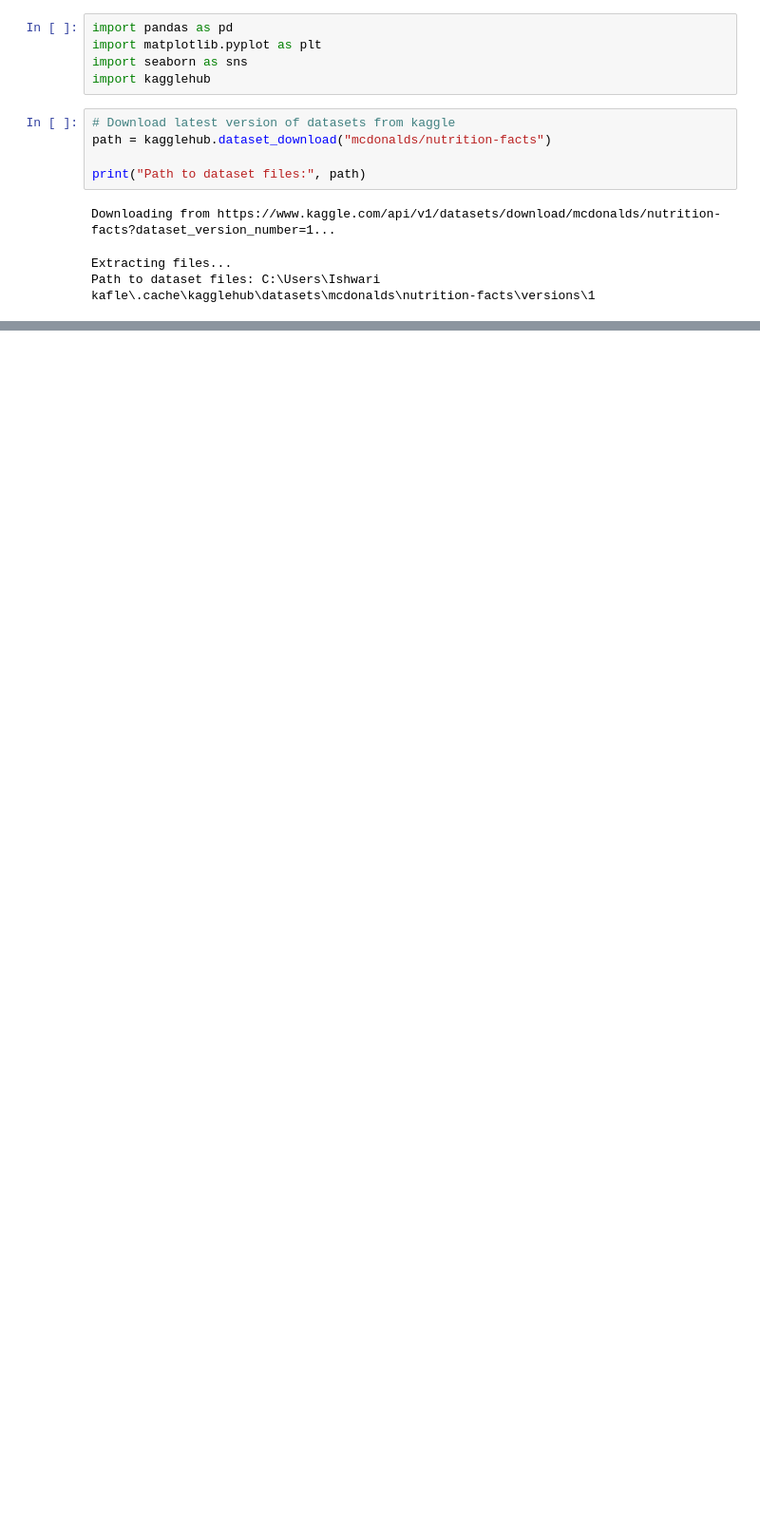
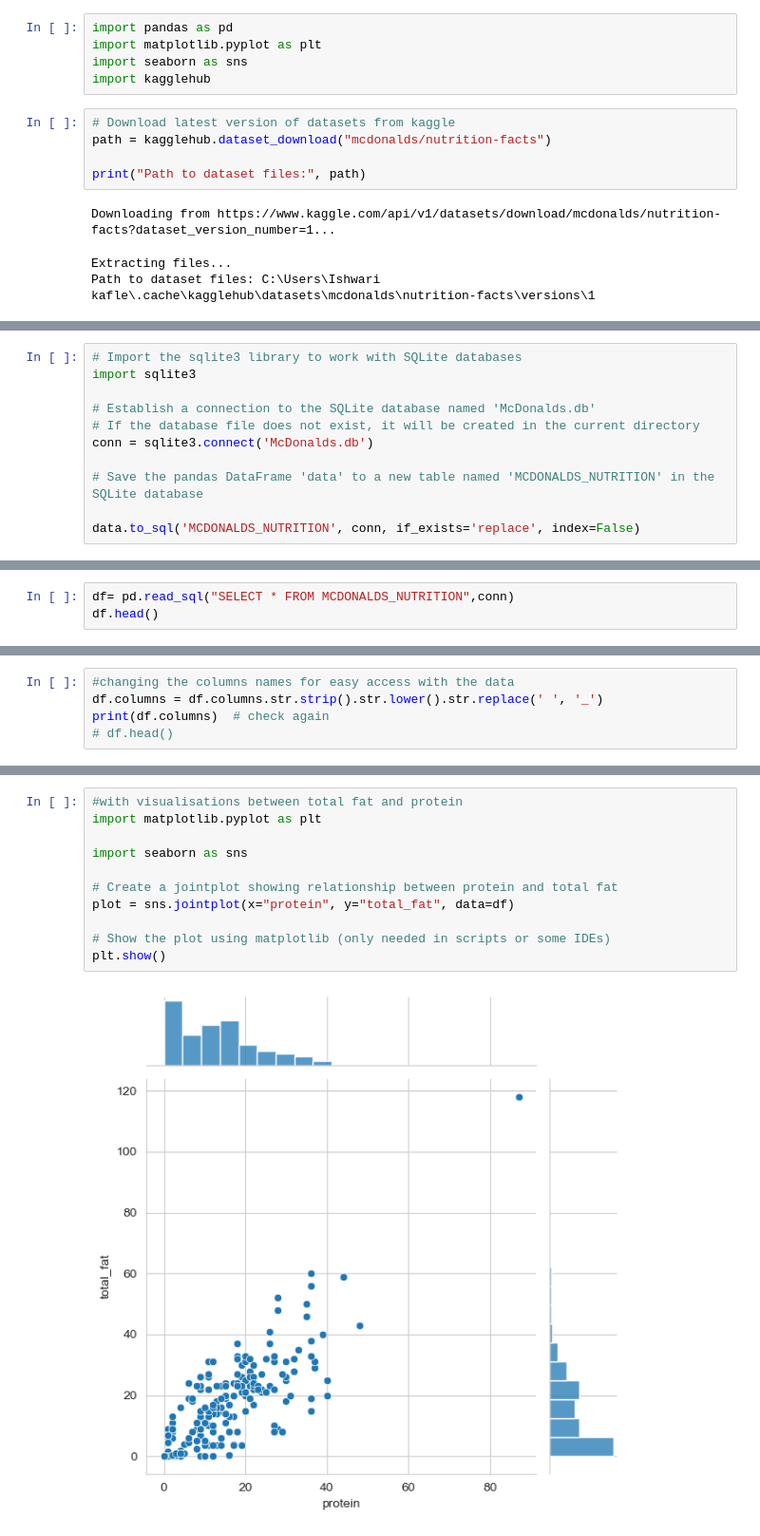
Before and after one commit to Pratik-rgp1/mcdonalds-nutrition-analysis, a Jupyter notebook: notebooks/mcdonalds_analysis.ipynb, the cells around one changed output, grey strips where cells are left out. Shown: that part at 95% size. Cells and saved outputs as stored; diff of their text form; blank space fills up the shorter version.

Commit message:
Complete McDonald’s Nutrition Analysis with SQL queries, Python EDA, and visualizations

```diff
--- a/notebooks/mcdonalds_analysis.ipynb
+++ b/notebooks/mcdonalds_analysis.ipynb
@@ -51,0 +26,11 @@ df.duplicated().sum()
+# %%
+# Import the sqlite3 library to work with SQLite databases
+import sqlite3
+
+# Establish a connection to the SQLite database named 'McDonalds.db'
+# If the database file does not exist, it will be created in the current directory
+conn = sqlite3.connect('McDonalds.db')
+
+# Save the pandas DataFrame 'data' to a new table named 'MCDONALDS_NUTRITION' in the SQLite database
+
+data.to_sql('MCDONALDS_NUTRITION', conn, if_exists='replace', index=False)
@@ -51,0 +39,3 @@ df.duplicated().sum()
+# %%
+df= pd.read_sql("SELECT * FROM MCDONALDS_NUTRITION",conn)
+df.head()
@@ -51,0 +50,5 @@ df.duplicated().sum()
+# %%
+#changing the columns names for easy access with the data
+df.columns = df.columns.str.strip().str.lower().str.replace(' ', '_')
+print(df.columns)  # check again
+# df.head()
@@ -51,0 +95,13 @@ df.duplicated().sum()
+# %%
+#with visualisations between total fat and protein
+import matplotlib.pyplot as plt
+
+import seaborn as sns
+
+# Create a jointplot showing relationship between protein and total fat
+plot = sns.jointplot(x="protein", y="total_fat", data=df)
+
+# Show the plot using matplotlib (only needed in scripts or some IDEs)
+plt.show()
+# %% [output]
+[figure, added]
```
Also changed, not shown: parts of 22 cells of this notebook, 2 other files.
